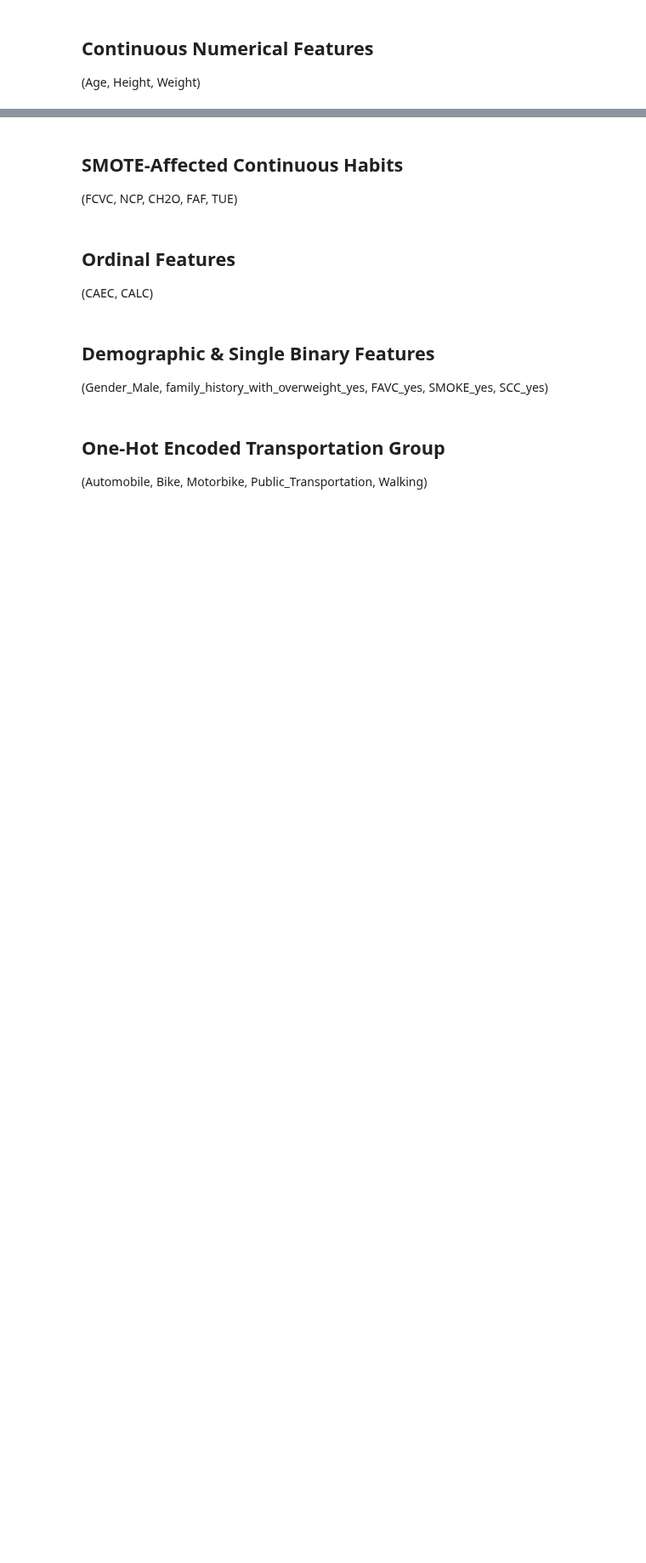
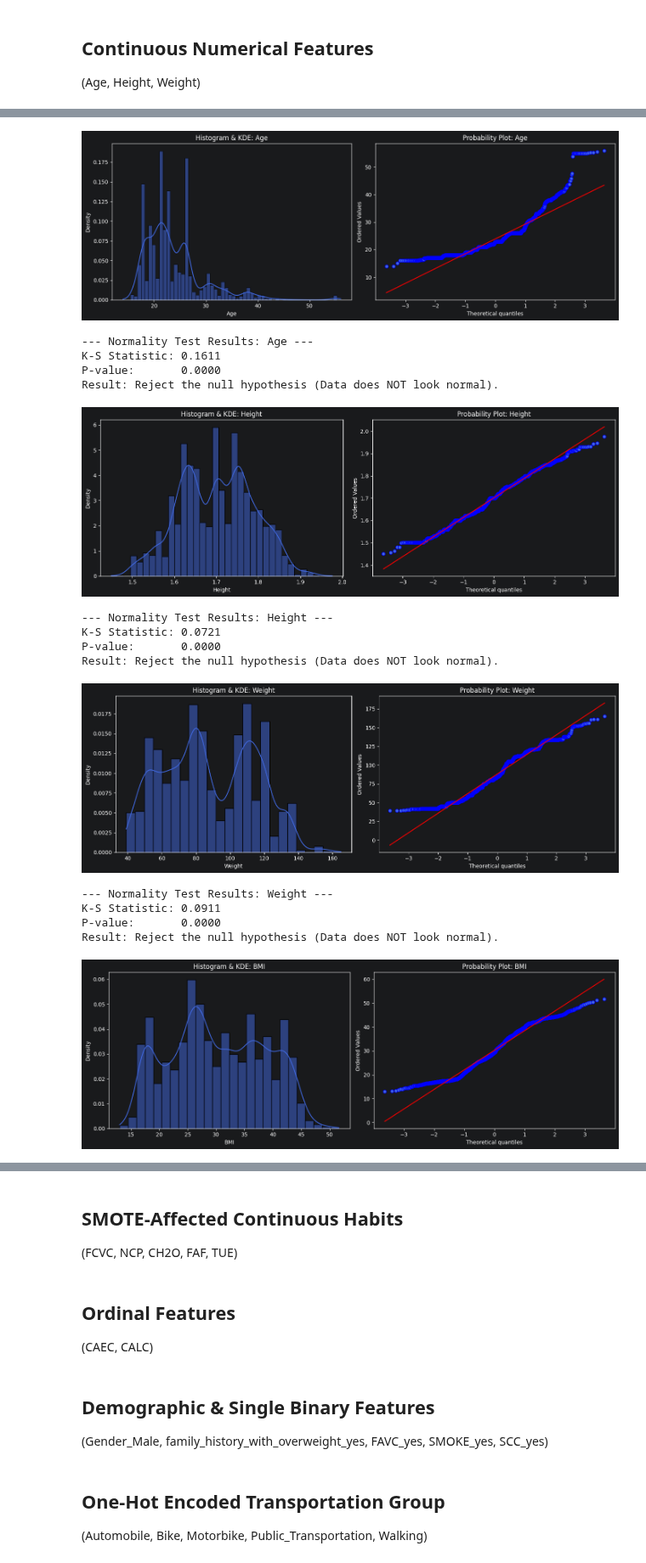
Before and after one commit to xXKeNdAmAmAsTeRXx/Deep_Learning_Labs, a Jupyter notebook: Lab_14_15-project/2_EDA.ipynb, the cells around one changed output, grey strips where cells are left out. Shown at 85% size. Cells and saved outputs as stored; diff of their text form; code cells hidden in the pictures; blank space fills up the shorter version.

```diff
--- a/Lab_14_15-project/2_EDA.ipynb
+++ b/Lab_14_15-project/2_EDA.ipynb
@@ -80,0 +193,2 @@ test-val instances: 4152
+# %%
+X_sample['BMI'] = X_sample['Weight'] / (X_sample['Height']**2)
@@ -80,0 +197,22 @@ test-val instances: 4152
+# %%
+num_feat_col = ['Age', 'Height', 'Weight', 'BMI']
+
+for col in num_feat_col:
+    check_normality(X_sample[col], label=col)
+# %% [output]
+[figure, added]
+--- Normality Test Results: Age ---
+K-S Statistic: 0.1611
+P-value:       0.0000
+Result: Reject the null hypothesis (Data does NOT look normal).
+[figure, added]
+--- Normality Test Results: Height ---
+K-S Statistic: 0.0721
+P-value:       0.0000
+Result: Reject the null hypothesis (Data does NOT look normal).
+[figure, added]
+--- Normality Test Results: Weight ---
+K-S Statistic: 0.0911
+P-value:       0.0000
+Result: Reject the null hypothesis (Data does NOT look normal).
+[figure, added]
```
Also changed, not shown: parts of 18 cells of this notebook.
